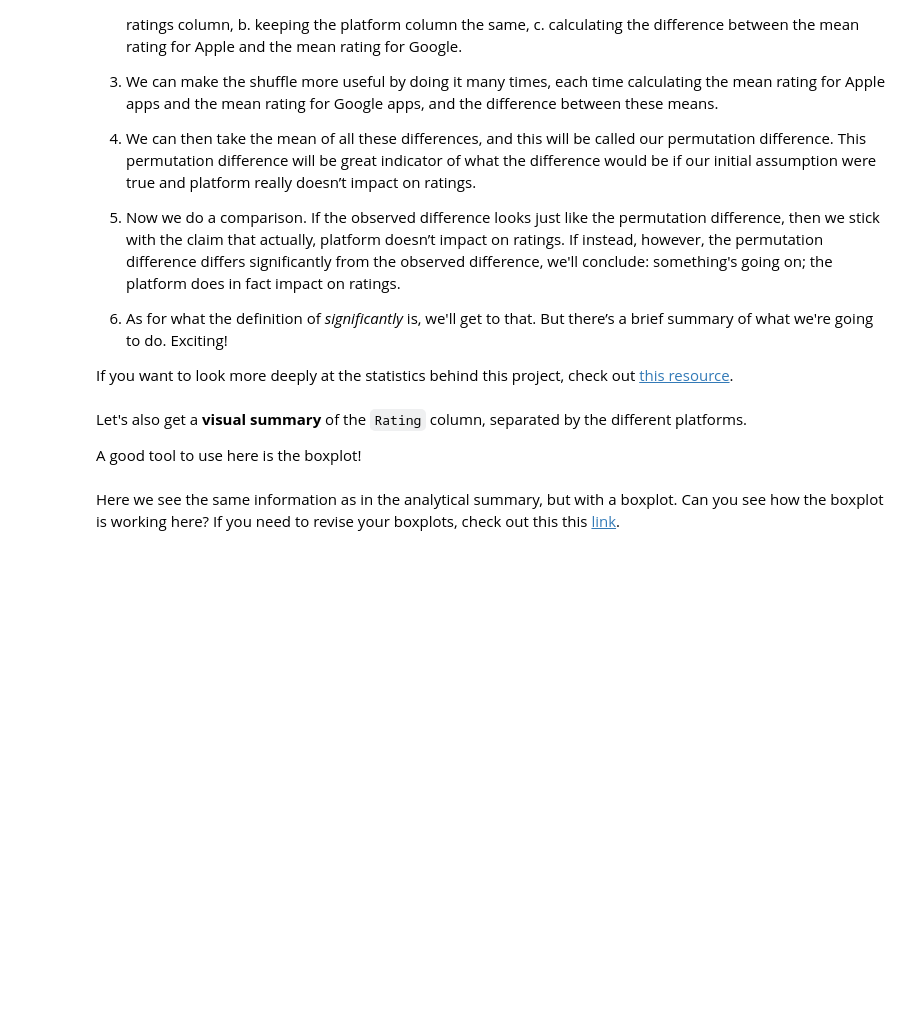
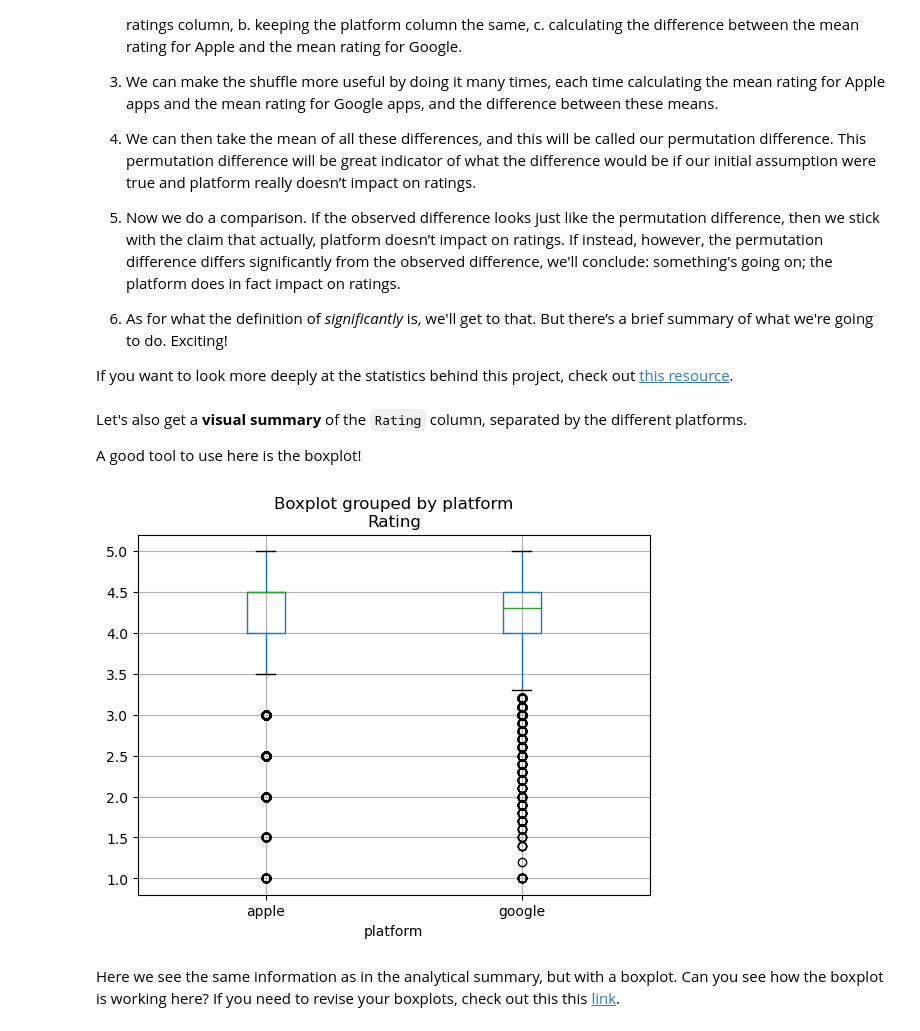
Before and after one commit to MsEM11/Apps_Case_Study, a Jupyter notebook: Project Files/Springboard Apps project - Tier 3 - Complete.ipynb, the cells around one changed output. Drawn from its saved outputs; the diff is of its cells as text; code cells hidden in the pictures; blank space fills up the shorter version.

```diff
--- a/Project Files/Springboard Apps project - Tier 3 - Complete.ipynb
+++ b/Project Files/Springboard Apps project - Tier 3 - Complete.ipynb
@@ -392,7 +392,9 @@ Let's also get a **visual summary** of the `Rating` column, separated by the dif
 A good tool to use here is the boxplot!
 # %%
 # Call the boxplot() method on our df.
-df.boxplot()
+df.boxplot(column='Rating',by='platform');
+# %% [output]
+[figure, added]
 # %% [markdown]
 Here we see the same information as in the analytical summary, but with a boxplot. Can you see how the boxplot is working here? If you need to revise your boxplots, check out this this [link](https://www.kaggle.com/ramamet4/app-store-apple-data-set-10k-apps).
 # %% [markdown]
```
Also changed, not shown: parts of 12 cells of this notebook.
